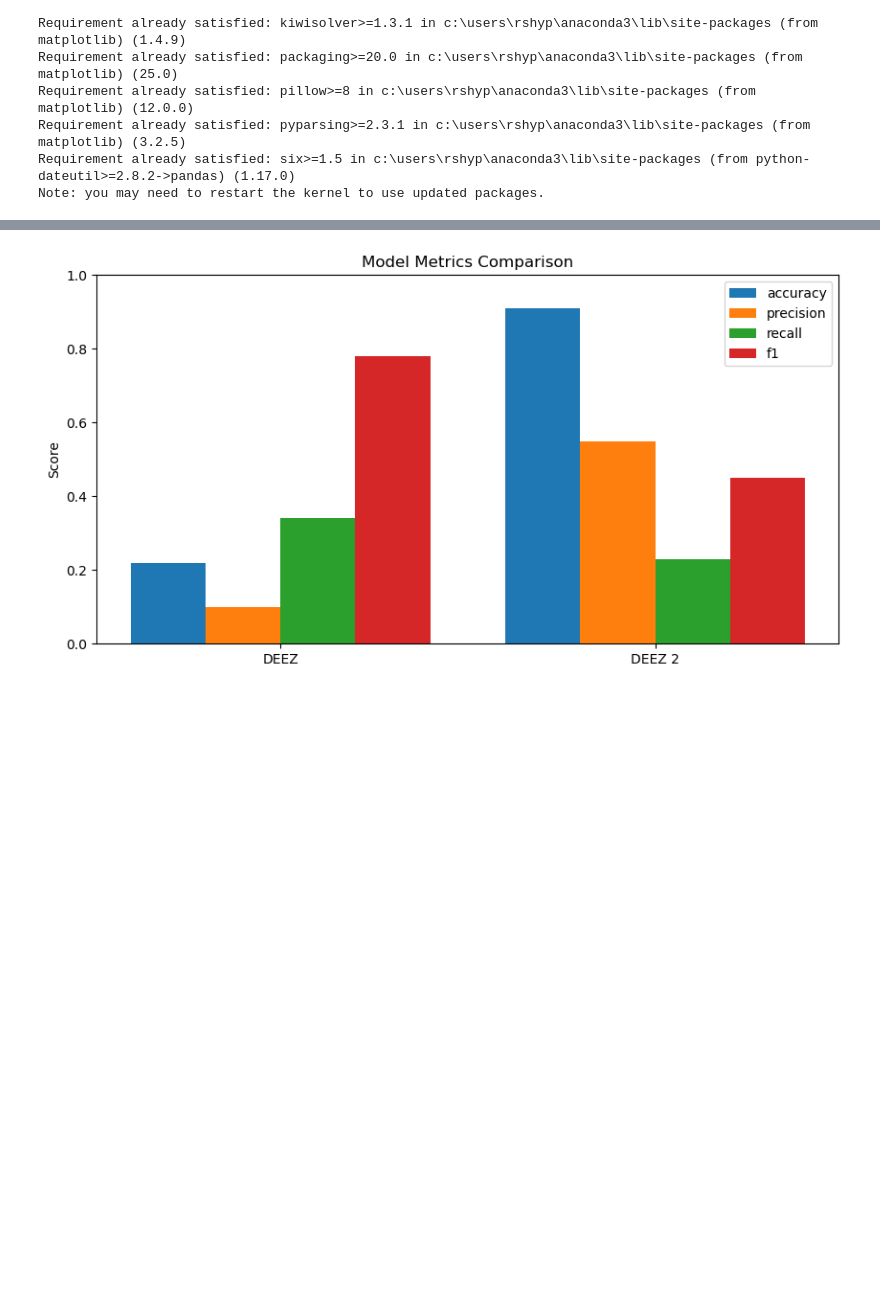
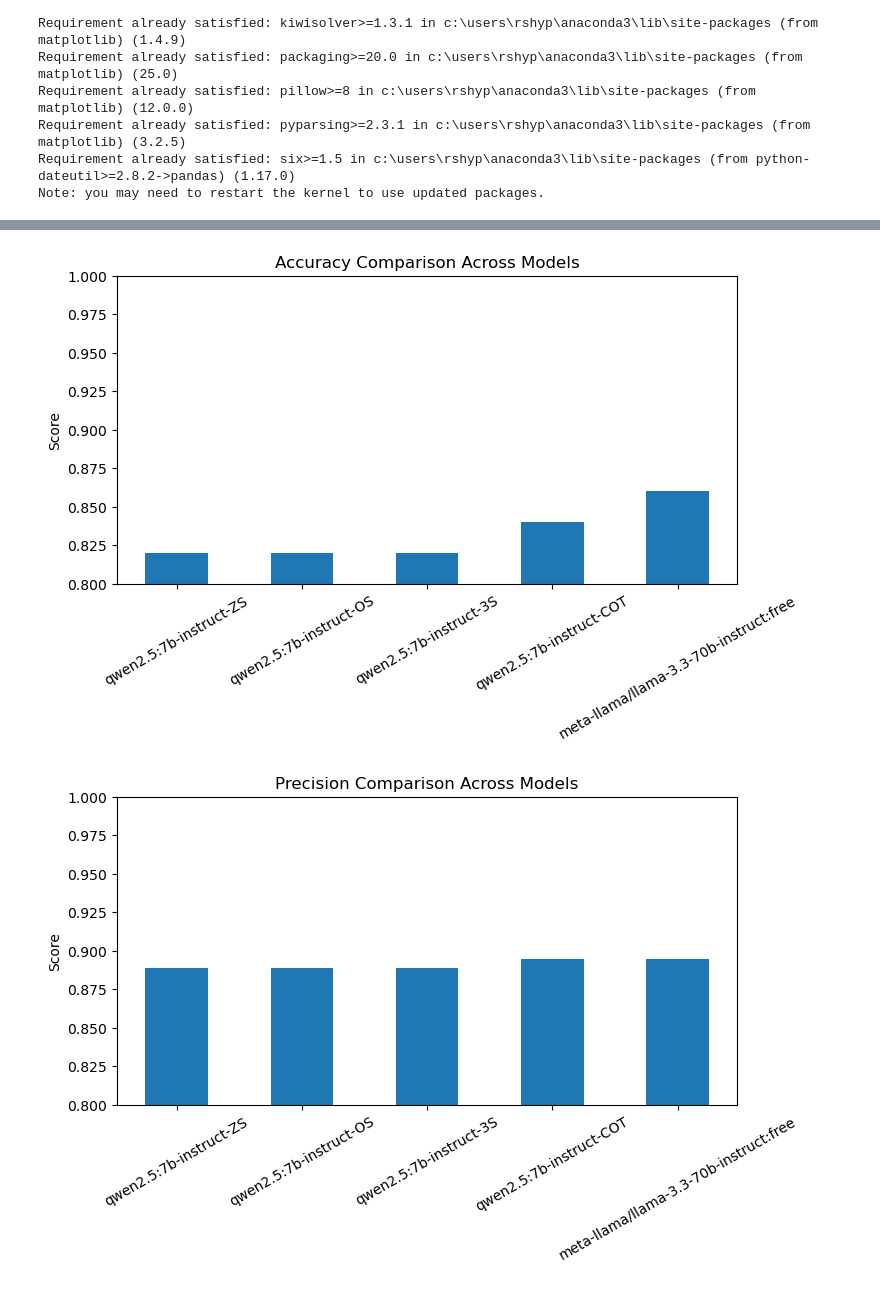
Before and after one commit to YashveerP/Bridging-Norms, a Jupyter notebook: predictLabel.ipynb, the cells around one changed output, grey strips where cells are left out. Cells and saved outputs as stored; diff of their text form; code cells hidden in the pictures; blank space fills up the shorter version.

```diff
--- a/predictLabel.ipynb
+++ b/predictLabel.ipynb
@@ -28,20 +31,42 @@ df.head()
 # %%
 import numpy as np
+import matplotlib.pyplot as plt
 
 metrics = ["accuracy", "precision", "recall", "f1"]
-x = np.arange(len(df['model']))  # positions of models
-width = 0.2  # width of each bar
+x = np.arange(len(df['model']))
 
-plt.figure(figsize=(10,5))
 
-for i, metric in enumerate(metrics):
-    plt.bar(x + i*width, df[metric], width=width, label=metric)
+plt.figure(figsize=(8,4))
+plt.bar(x, df["accuracy"], width=0.5)
+plt.xticks(x, df['model'], rotation=30)
+plt.ylabel("Score")
+plt.ylim(0.8, 1)
+plt.title("Accuracy Comparison Across Models")
+plt.show()
 
-plt.xticks(x + width*1.5, df['model'])
+plt.figure(figsize=(8,4))
+plt.bar(x, df["precision"], width=0.5)
+plt.xticks(x, df['model'], rotation=30)
 plt.ylabel("Score")
-plt.ylim(0, 1)
-plt.title("Model Metrics Comparison")
-plt.legend()
+plt.ylim(0.8, 1)
+plt.title("Precision Comparison Across Models")
 plt.show()
+
+plt.figure(figsize=(8,4))
+plt.bar(x, df["recall"], width=0.5)
+plt.xticks(x, df['model'], rotation=30)
+plt.ylabel("Score")
+plt.ylim(0.6, 1)
+plt.title("Recall Comparison Across Models")
+plt.show()
+
+plt.figure(figsize=(8,4))
+plt.bar(x, df["f1"], width=0.5)
+plt.xticks(x, df['model'], rotation=30)
+plt.ylabel("Score")
+plt.ylim(0.7, 1)
+plt.title("F1 Comparison Across Models")
+plt.show()
 # %% [output]
-[figure, old version]
+[figure, new version]
+[figure, added]
```
Also changed, not shown: parts of 2 cells of this notebook, 2 other files.
